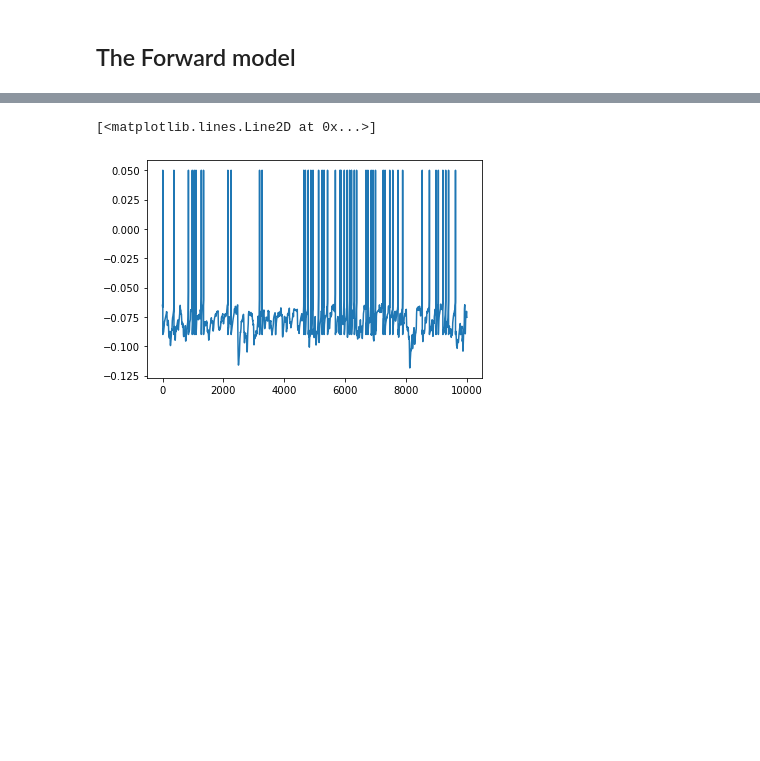
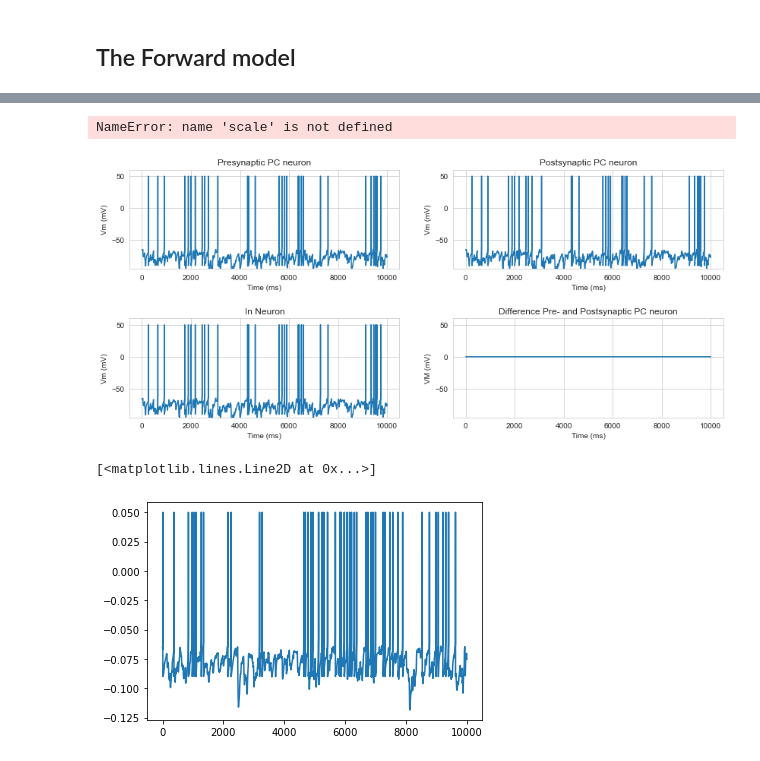
Before and after one commit to LaurenKeizer/BachelorStage, a Jupyter notebook: Microcircuit/Forward_testing.ipynb, the cells around one changed output, grey strips where cells are left out. Saved outputs shown, nothing was run; the diff lists cells and outputs as text; code cells hidden in the pictures; blank space fills up the shorter version.

```diff
--- a/Microcircuit/Forward_testing.ipynb
+++ b/Microcircuit/Forward_testing.ipynb
@@ -40,6 +43,33 @@ IN_M = StateMonitor(IN_neuron, 'v', record=True)
 IN_S = SpikeMonitor(IN_neuron, 'v', record = True)
 
 run(p.duration*ms)
+# %%
+fig, axs = plt.subplots(2, 2, figsize=(14,6))
+fig.subplots_adjust(hspace=0.5)
+axs[0, 0].plot(IN_M.t/ms, IN_M.v[0]*1000, label= 'PC SM (pre)')
+axs[0, 0].set_ylim([-95, 60])
+axs[0, 0].set(ylabel='Vm (mV)', xlabel='Time (ms)', title='Presynaptic PC neuron')
+
+axs[0, 1].plot(IN_M.t/ms, IN_M.v[0]*1000, label= 'PC SM (post)')
+axs[0, 1].set(ylabel='Vm (mV)', xlabel='Time (ms)', title='Postsynaptic PC neuron')
+axs[0, 1].set_ylim([-95, 60])
+axs[0, 1].set_title('Postsynaptic PC neuron')
+
+axs[1, 0].plot(IN_M.t/ms, IN_M.v[0]*1000, label= 'IN SM')
+axs[1, 0].set(ylabel='Vm (mV)', xlabel='Time (ms)', title='In Neuron')
+axs[1, 0].set_ylim([-95, 60])
+axs[1, 0].set_title('In Neuron')
+
+axs[1, 1].plot(IN_M.t/ms, IN_M.v[0]*1000 - IN_M.v[0]*1000, label= 'PC Spike')
+axs[1, 1].set_ylim([-95, 60])
+axs[1, 1].set(ylabel='VM (mV)', xlabel='Time (ms)', title='Difference Pre- and Postsynaptic PC neuron')
+
+fig.suptitle('State Monitors, Scale: '+ str(scale) + ' Weight: ' + str(weight))
+
+plt.show()
+# %% [output]
+NameError: name 'scale' is not defined
+[figure, added]
 # %%
 plot(IN_M.t / ms, IN_M.v[0], label='IN_pre')
 # %% [output]
```
Also changed, not shown: parts of 2 cells of this notebook, 4 other files.
